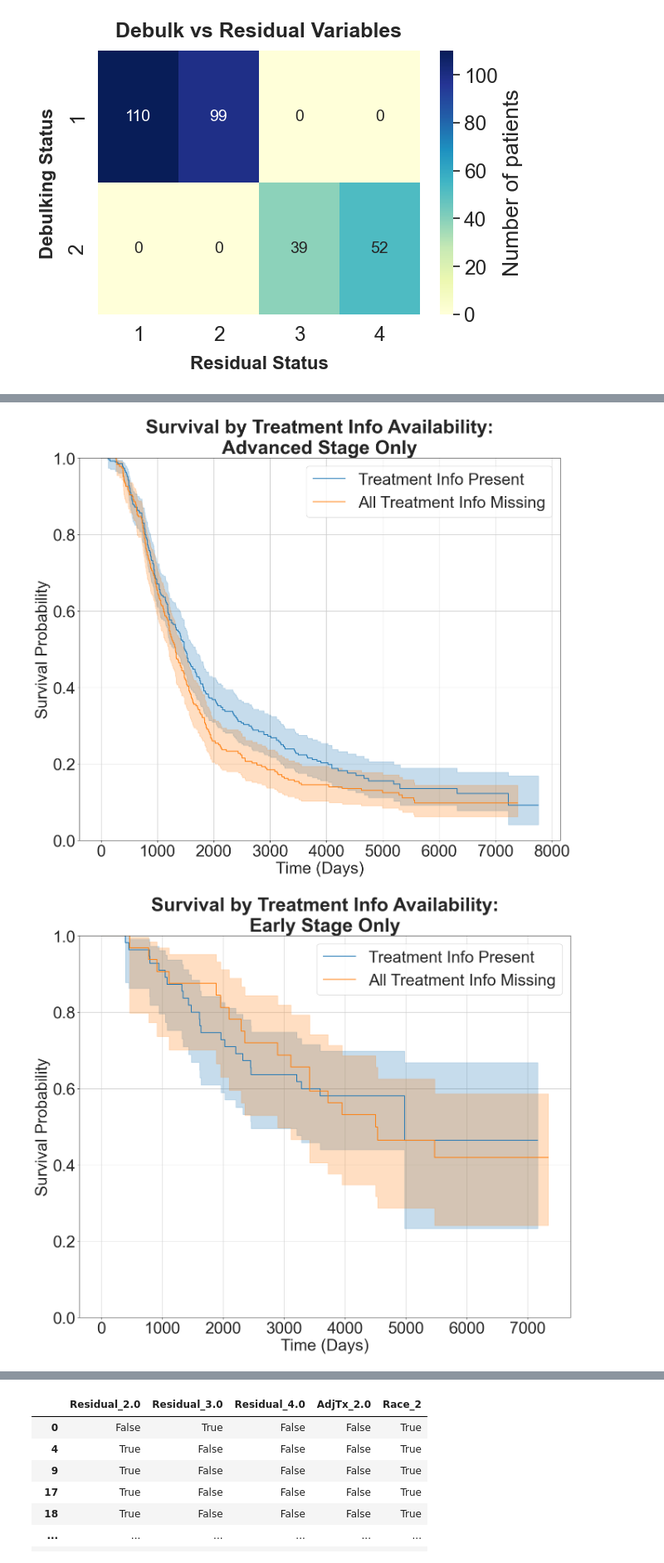
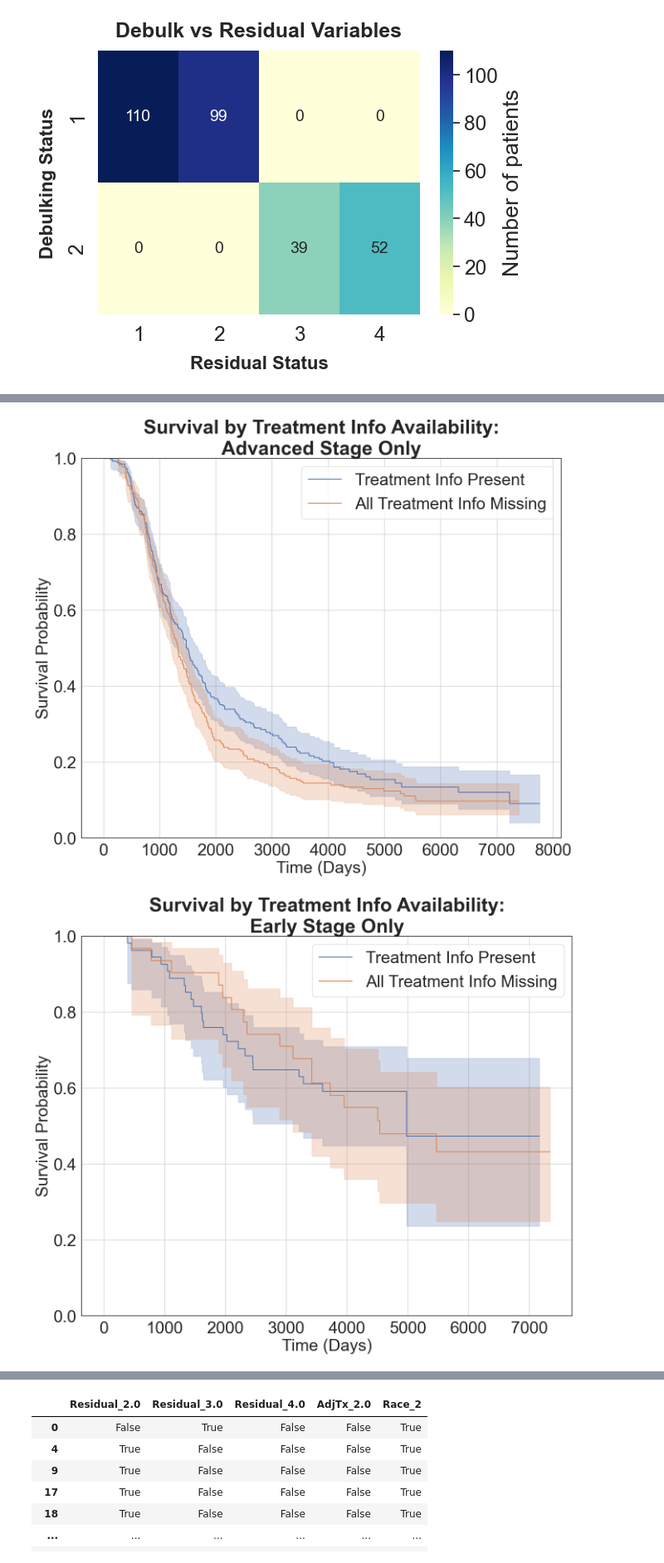
Before and after one commit to ivichadriana/HGSOC_Adipocytes, a Jupyter notebook: notebooks/analysis_proportions_vs_survival.ipynb, the cells around one changed output, grey strips where cells are left out. Shown: that part at 83% size. Drawn from its saved outputs; the diff is of its cells as text; code cells hidden in the pictures.

```diff
--- a/notebooks/analysis_proportions_vs_survival.ipynb
+++ b/notebooks/analysis_proportions_vs_survival.ipynb
@@ -23,7 +23,7 @@ sys.path.insert(1, '../../../')
 import src.hp as hp
 
 pd.set_option("display.max_rows", 100)
-sns.set_style("ticks")
+plt.style.use('default')
 
 np.random.seed(88)
 # %%
@@ -33,10 +33,9 @@ complete_case = True
 # %%
 map_stage = True
-remove_unknown_stage = False
-remove_no_adj = False
-remove_999_BMI =False
-remove_BMI_treat = False
+remove_unknown_stage = True
+remove_999_BMI = True
 kaplan_meier = True
+remove_BMI_treat=False
 # %% [markdown]
 ### Formatting for below plots, etc.
 # %%
@@ -186,3 +171,5 @@ renaming = {"suid"          : "ID",
+# %%
+renaming = hp.get_variable_renaming()
 # %% [markdown]
 Metadata
 # %%
@@ -232,7 +219,7 @@ Hispanic
 Name: count, dtype: int64
 # %%
 cross_tab = pd.crosstab(meta_full['Debulk'], meta_full['Residual'])
-sns.set(font_scale=1.6)          # 1.2‑2.0 is typical
+sns.set(style="white", font_scale=1.6)
 
 ax = sns.heatmap(cross_tab,
                  annot=True,
@@ -373,35 +376,36 @@ Using: 588 rows, 588 patients
 if kaplan_meier := False:
     # Kaplan-Meier survival analysis is not performed
     pass
 else:
     # Define treatment columns
     treat_cols = ["AdjTx", "Residual"]
 
     # Create a new column indicating if all treatment info is missing
     analysis["all_treat_missing"] = analysis[treat_cols].isna().all(axis=1)
 
     # Define time and event columns (adjust names as needed)
     duration_col = "Time-Days"
     event_col = "Event"
 
     # Split the data into two groups
     has_info = analysis[~analysis["all_treat_missing"]]
     missing_info = analysis[analysis["all_treat_missing"]]
 
     hp.plot_km(
         has_info = has_info[has_info.Stage.isin([3, 4])],
         missing_info = missing_info[missing_info.Stage.isin([3, 4])],
         title= "Survival by Treatment Info Availability:\nAdvanced Stage Only", duration_col=duration_col, event_col=event_col
     )
 
     hp.plot_km(
         has_info = has_info[has_info.Stage.isin([1, 2])],
         missing_info = missing_info[missing_info.Stage.isin([1, 2])],
         title= "Survival by Treatment Info Availability:\nEarly Stage Only", duration_col=duration_col, event_col=event_col
     )
+    analysis.drop(columns=["all_treat_missing"], inplace=True)
 # %% [output]
-[figure, old version]
+[figure, new version]
-[figure, old version]
+[figure, new version]
 # %%
 ## Mapping the stage variable for stratification
 if map_stage:
```
Also changed, not shown: parts of 15 cells of this notebook, 8 other files.
